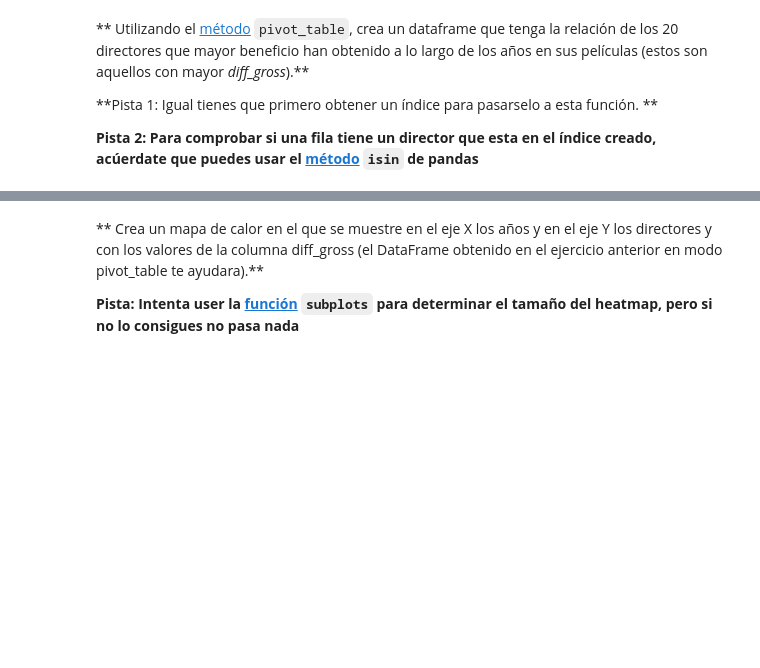
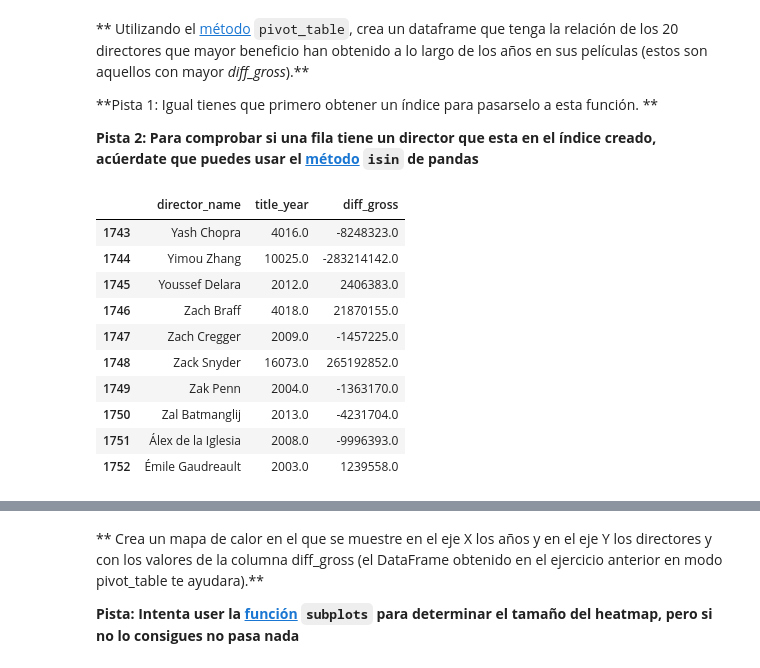
Before and after one commit to lcastro-bioinfo/python_data_science_master_unav, a Jupyter notebook: master_notebooks/parte1/2018_BIG_DATA_UNAV_Parte_2_EjercicioFinal.ipynb, the cells around one changed output, grey strips where cells are left out. Drawn from its saved outputs; the diff is of its cells as text; code cells hidden in the pictures; blank space fills up the shorter version.

```diff
--- a/master_notebooks/parte1/2018_BIG_DATA_UNAV_Parte_2_EjercicioFinal.ipynb
+++ b/master_notebooks/parte1/2018_BIG_DATA_UNAV_Parte_2_EjercicioFinal.ipynb
@@ -166,3 +166,22 @@ Name: diff_gross, dtype: float64
 **Pista 1: Igual tienes que primero obtener un índice para pasarselo a esta función. **
 
 **Pista 2: Para comprobar si una fila tiene un director que esta en el índice creado, acúerdate que puedes usar el [método](https://pandas.pydata.org/pandas-docs/stable/generated/pandas.DataFrame.isin.html) `isin` de pandas**
+# %%
+#Crear un data frame resetaendo el index del groupby:
+beneficios_rank = movie_new.groupby("director_name")
+beneficios_rank.sum().head()
+beneficios_rank = beneficios_rank.sum().reset_index()
+beneficios_rank.head(5)
+beneficios_rank.tail(10)
+# %% [output]
+|  | director_name | title_year | diff_gross |
+| 1743 | Yash Chopra | 4016.0 | -8248323.0 |
+| 1744 | Yimou Zhang | 10025.0 | -283214142.0 |
+| 1745 | Youssef Delara | 2012.0 | 2406383.0 |
+| 1746 | Zach Braff | 4018.0 | 21870155.0 |
+| 1747 | Zach Cregger | 2009.0 | -1457225.0 |
+| 1748 | Zack Snyder | 16073.0 | 265192852.0 |
+| 1749 | Zak Penn | 2004.0 | -1363170.0 |
+| 1750 | Zal Batmanglij | 2013.0 | -4231704.0 |
+| 1751 | Álex de la Iglesia | 2008.0 | -9996393.0 |
+| 1752 | Émile Gaudreault | 2003.0 | 1239558.0 |
```
Also changed, not shown: parts of 8 cells of this notebook.
